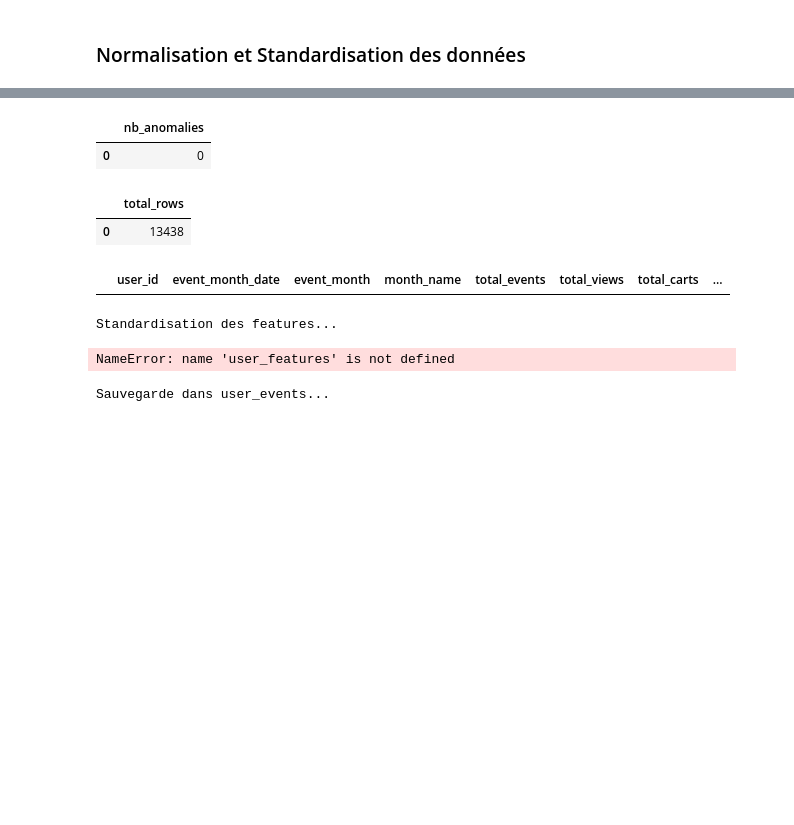
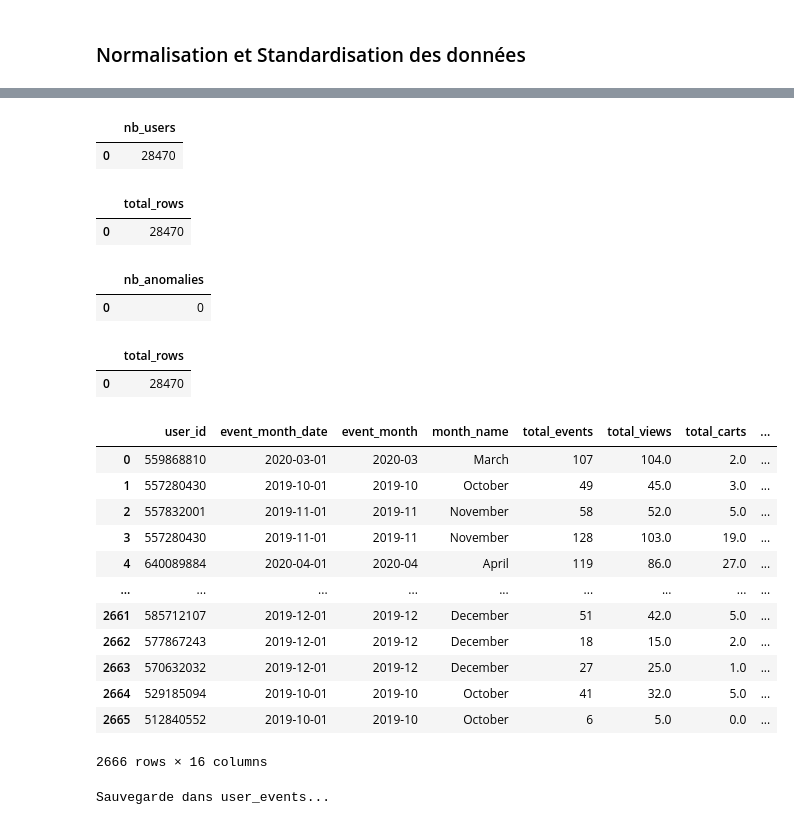
Before and after one commit to s-candido/amazing, a Jupyter notebook: etl/transform_user_events.ipynb, the cells around one changed output, grey strips where cells are left out. Drawn from its saved outputs; the diff is of its cells as text; code cells hidden in the pictures; blank space fills up the shorter version.

```diff
--- a/etl/transform_user_events.ipynb
+++ b/etl/transform_user_events.ipynb
@@ -446,3 +486,19 @@ Exemples d'utilisateurs avec NaN :
+# %%
+con.execute("""
+    SELECT COUNT(user_id) AS nb_users
+    FROM user_events
+""").fetch_df()
+# %% [output]
+|  | nb_users |
+| 0 | 28470 |
+# %%
+con.execute("""
+    SELECT COUNT(*) AS total_rows
+    FROM user_events
+""").fetch_df()
+# %% [output]
+|  | total_rows |
+| 0 | 28470 |
 # %%
 con.execute("""
     SELECT COUNT(*) AS nb_anomalies
@@ -456,33 +512,30 @@ con.execute("""
 con.execute("""
     SELECT COUNT(*) AS total_rows
     FROM user_events
-    WHERE is_flagged_user  = TRUE
 """).fetch_df()
 # %% [output]
 |  | total_rows |
-| 0 | 13438 |
+| 0 | 28470 |
 # %%
 con.execute("""
     SELECT *
     FROM user_events
-    WHERE conversion_rate > 1 AND is_flagged_user  = TRUE
+    WHERE conversion_rate > 0 AND is_flagged_user  = TRUE
 """).fetch_df()
 # %% [output]
 |  | user_id | event_month_date | event_month | month_name | total_events | total_views | total_carts | ... |
+| 0 | 559868810 | 2020-03-01 | 2020-03 | March | 107 | 104.0 | 2.0 | ... |
+| 1 | 557280430 | 2019-10-01 | 2019-10 | October | 49 | 45.0 | 3.0 | ... |
+| 2 | 557832001 | 2019-11-01 | 2019-11 | November | 58 | 52.0 | 5.0 | ... |
+| 3 | 557280430 | 2019-11-01 | 2019-11 | November | 128 | 103.0 | 19.0 | ... |
+| 4 | 640089884 | 2020-04-01 | 2020-04 | April | 119 | 86.0 | 27.0 | ... |
+| ... | ... | ... | ... | ... | ... | ... | ... | ... |
+| 2661 | 585712107 | 2019-12-01 | 2019-12 | December | 51 | 42.0 | 5.0 | ... |
+| 2662 | 577867243 | 2019-12-01 | 2019-12 | December | 18 | 15.0 | 2.0 | ... |
+| 2663 | 570632032 | 2019-12-01 | 2019-12 | December | 27 | 25.0 | 1.0 | ... |
+| 2664 | 529185094 | 2019-10-01 | 2019-10 | October | 41 | 32.0 | 5.0 | ... |
+| 2665 | 512840552 | 2019-10-01 | 2019-10 | October | 6 | 5.0 | 0.0 | ... |
+2666 rows × 16 columns
-# %%
-# Standardisation
-print("Standardisation des features...")
-scaler = StandardScaler()
-X_scaled = scaler.fit_transform(user_features.drop(columns=["last_event_time"]))
-# %% [output]
-Standardisation des features...
-# %%
-false_users = user_features[~user_features["is_model_eligible"]]
-
-print(f"check is_model_eligible : {len(false_users)}")
-false_users.head(10)
-# %% [output]
-NameError: name 'user_features' is not defined
 # %%
 #  Sauvegarde des résultats dans DuckDB
 print(f"Sauvegarde dans {TABLE_USER_EVENTS}...")
```
Also changed, not shown: parts of 15 cells of this notebook.
